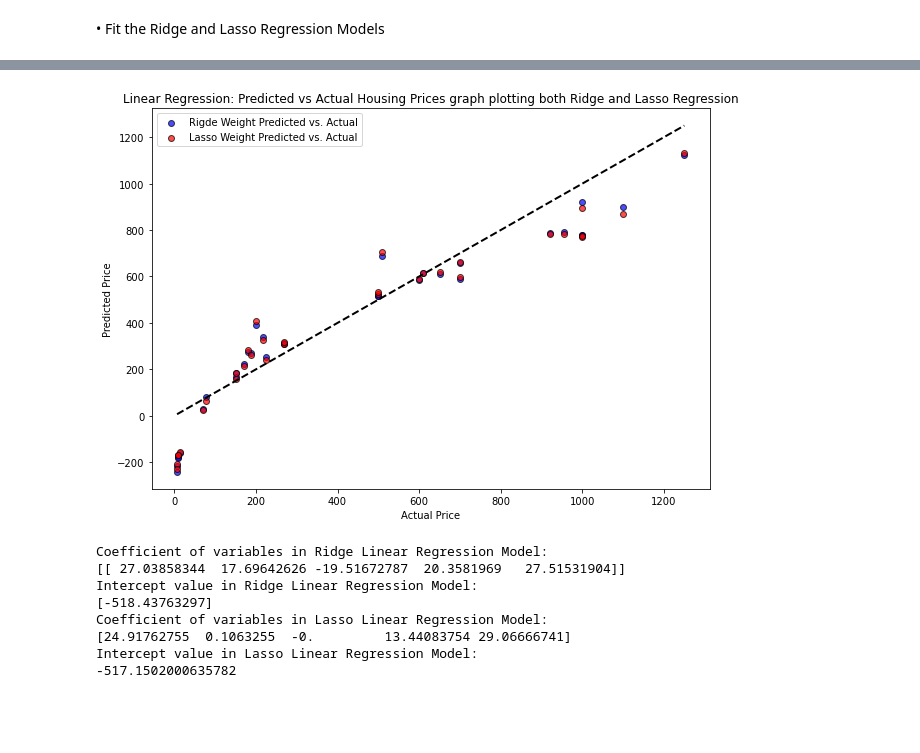
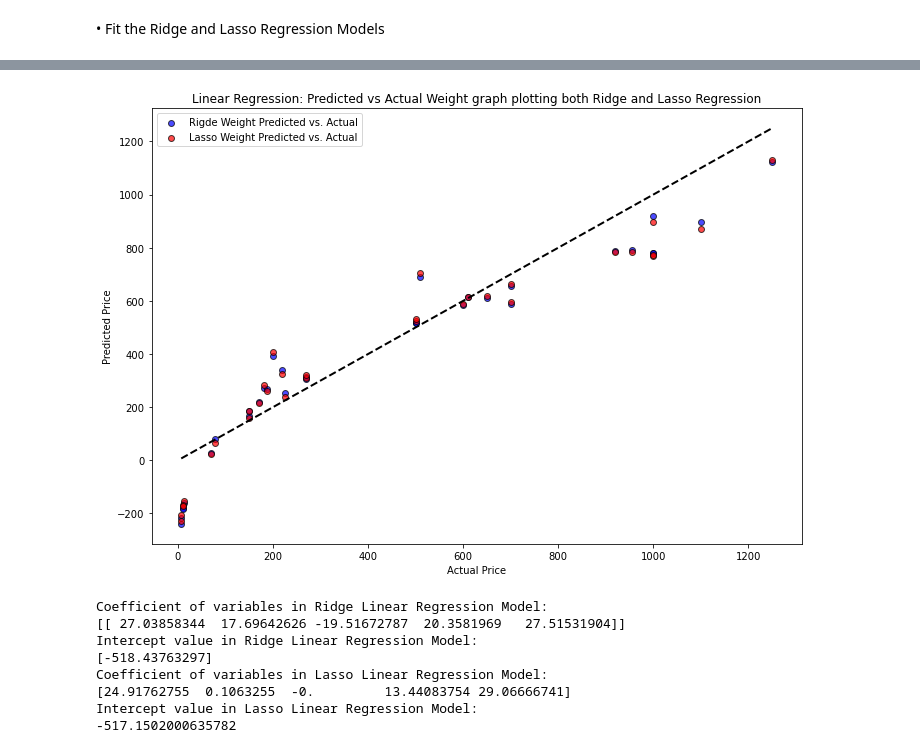
Before and after one commit to buddhathapa12/machine-learning, a Jupyter notebook: linearRegression_Assignment1/E923Q669_CS770_Asignment1_Q2.ipynb, the cells around one changed output, grey strips where cells are left out. Cells and saved outputs as stored; diff of their text form; code cells hidden in the pictures; blank space fills up the shorter version.

Commit message:
Worked on Ridge linear regression and lasso linear regression

```diff
--- a/linearRegression_Assignment1/E923Q669_CS770_Asignment1_Q2.ipynb
+++ b/linearRegression_Assignment1/E923Q669_CS770_Asignment1_Q2.ipynb
@@ -441,15 +519,17 @@ y_test_predicted_lasso = lasso_linear_model.predict(X_test)
 # %%
 fig, axs = plt.subplots(figsize=(10, 7))
 plt.scatter(y_test, y_test_predicted_ridge, color='blue', edgecolor='k', alpha=0.7, label='Rigde Weight Predicted vs. Actual')
 plt.scatter(y_test, y_test_predicted_lasso, color='red', edgecolor='k', alpha=0.7, label='Lasso Weight Predicted vs. Actual')
 plt.plot([y_test.min(), y_test.max()], [y_test.min(), y_test.max()], 'k--', lw=2)
 plt.xlabel('Actual Price')
 plt.ylabel('Predicted Price')
-plt.title(f'Linear Regression: Predicted vs Actual Housing Prices graph plotting both Ridge and Lasso Regression')
+plt.title(f'Linear Regression: Predicted vs Actual Weight graph plotting both Ridge and Lasso Regression')
 plt.legend()
+plt.tight_layout()
+plt.savefig(f'fish_images/scatter plot between predicted vs actual weights comparing Ridge and Lasso regression model', dpi=300, bbox_inches='tight')
 plt.show()
 # %% [output]
-[figure, old version]
+[figure, new version]
 # %%
 print(f"Coefficient of variables in Ridge Linear Regression Model: \n{rigged_linear_model.coef_}")
 print(f"Intercept value in Ridge Linear Regression Model: \n{rigged_linear_model.intercept_}")
```
Also changed, not shown: parts of 15 cells of this notebook.
